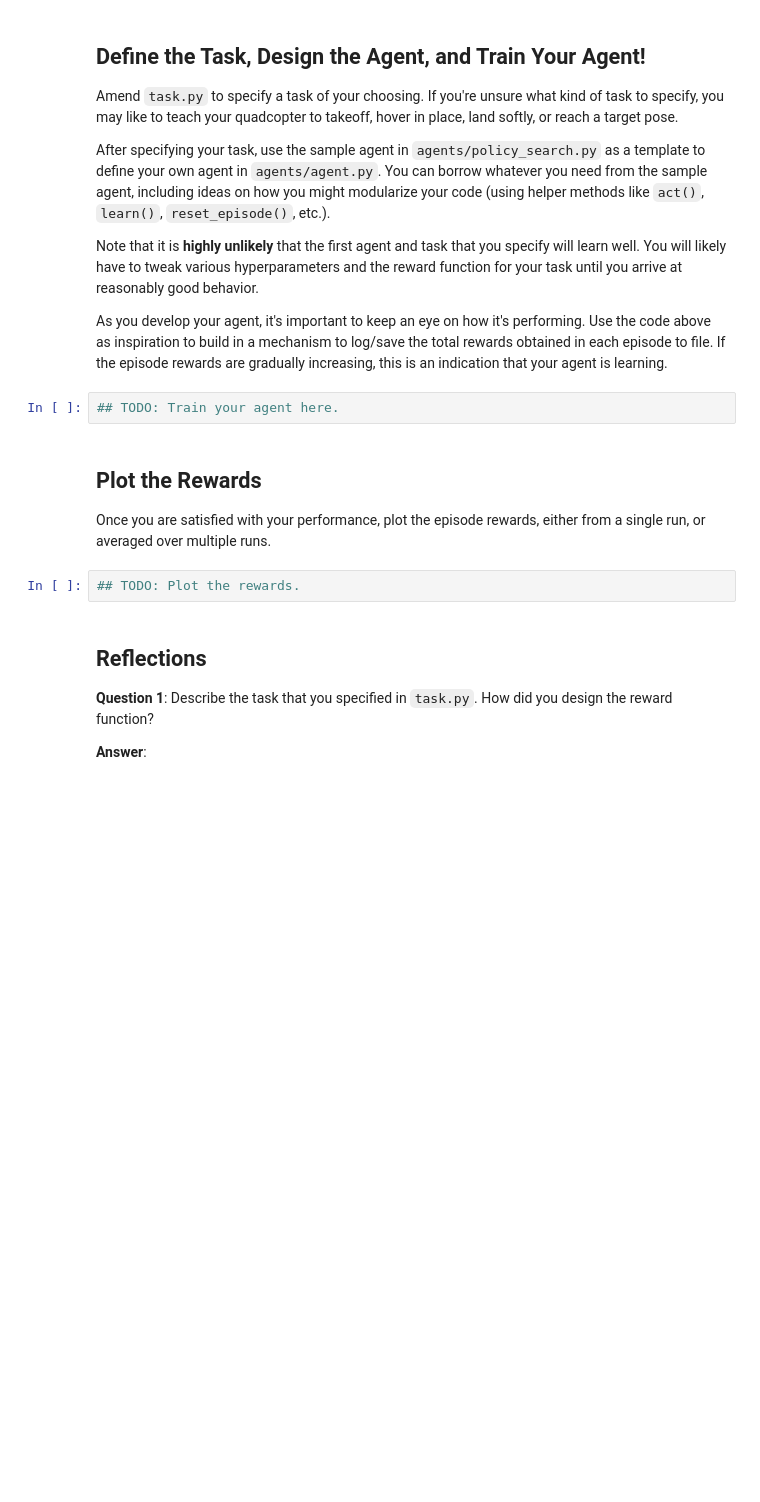
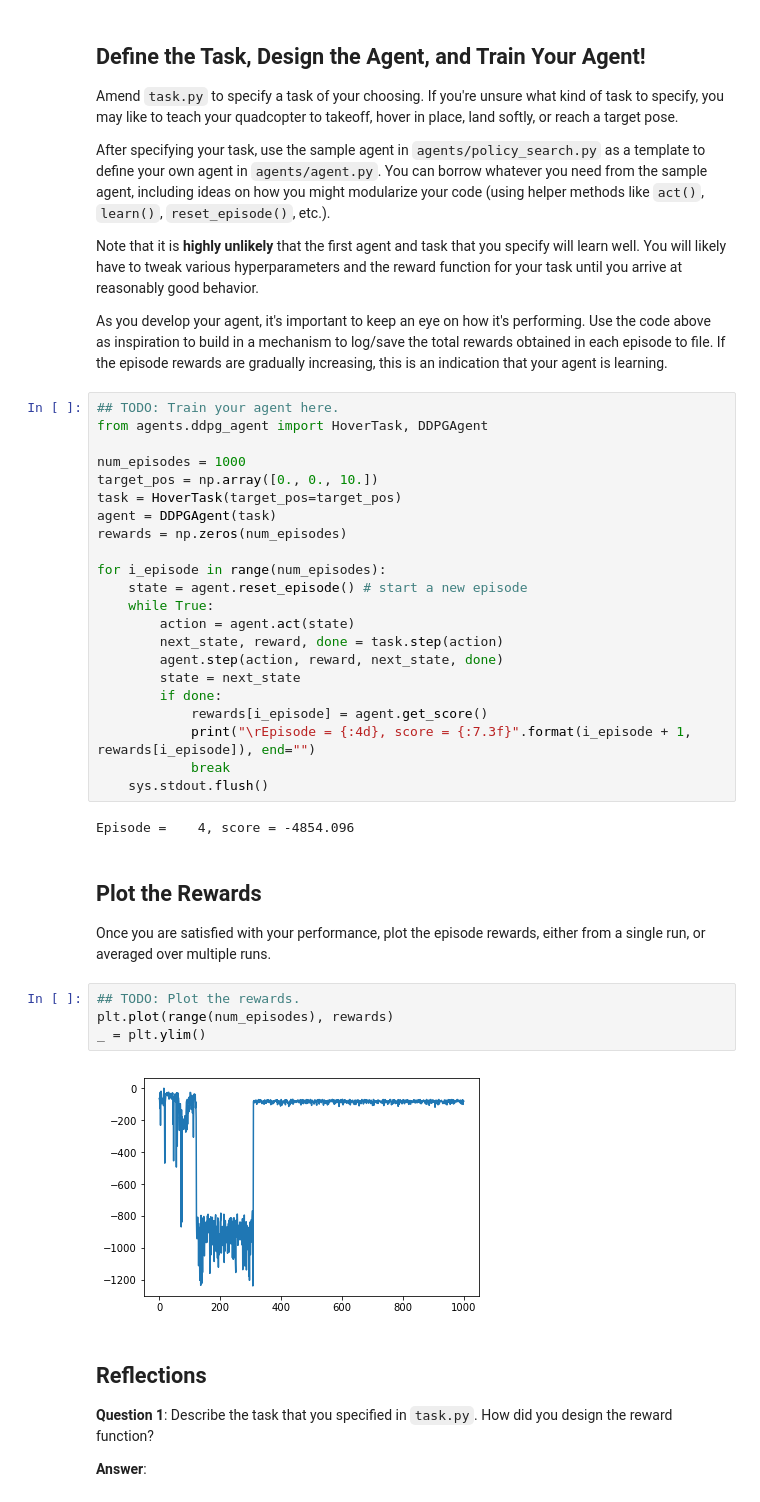
Before and after one commit to geesimon/RL-Quadcopter-2, a Jupyter notebook: Quadcopter_Project.ipynb, the cells around one changed output. Drawn from its saved outputs; the diff is of its cells as text; blank space fills up the shorter version.

```diff
--- a/Quadcopter_Project.ipynb
+++ b/Quadcopter_Project.ipynb
@@ -211,14 +211,40 @@ After specifying your task, use the sample agent in `agents/policy_search.py` as
 Note that it is **highly unlikely** that the first agent and task that you specify will learn well.  You will likely have to tweak various hyperparameters and the reward function for your task until you arrive at reasonably good behavior.
 
 As you develop your agent, it's important to keep an eye on how it's performing. Use the code above as inspiration to build in a mechanism to log/save the total rewards obtained in each episode to file.  If the episode rewards are gradually increasing, this is an indication that your agent is learning.
-# %%
-## TODO: Train your agent here.
+# %%
+## TODO: Train your agent here.
+from agents.ddpg_agent import HoverTask, DDPGAgent
+
+num_episodes = 1000
+target_pos = np.array([0., 0., 10.])
+task = HoverTask(target_pos=target_pos)
+agent = DDPGAgent(task)
+rewards = np.zeros(num_episodes)
+
+for i_episode in range(num_episodes):
+    state = agent.reset_episode() # start a new episode
+    while True:
+        action = agent.act(state)
+        next_state, reward, done = task.step(action)
+        agent.step(action, reward, next_state, done)
+        state = next_state
+        if done:
+            rewards[i_episode] = agent.get_score()
+            print("\rEpisode = {:4d}, score = {:7.3f}".format(i_episode + 1, rewards[i_episode]), end="")
+            break
+    sys.stdout.flush()
+# %% [output]
+Episode =    4, score = -4854.096
 # %% [markdown]
 ## Plot the Rewards
 
 Once you are satisfied with your performance, plot the episode rewards, either from a single run, or averaged over multiple runs.
 # %%
 ## TODO: Plot the rewards.
+plt.plot(range(num_episodes), rewards)
+_ = plt.ylim()
+# %% [output]
+[figure, added]
 # %% [markdown]
 ## Reflections
 
```
Also changed, not shown: parts of 7 cells of this notebook, 1 other file.
